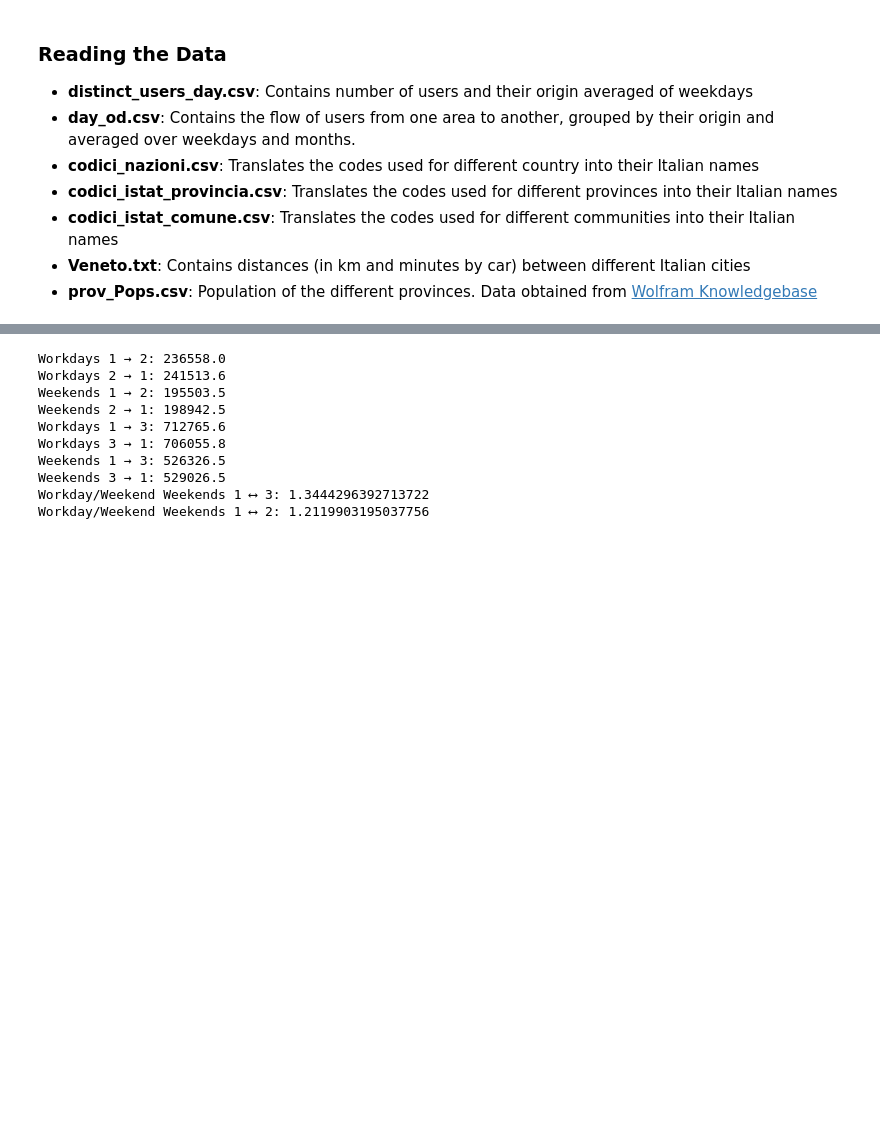
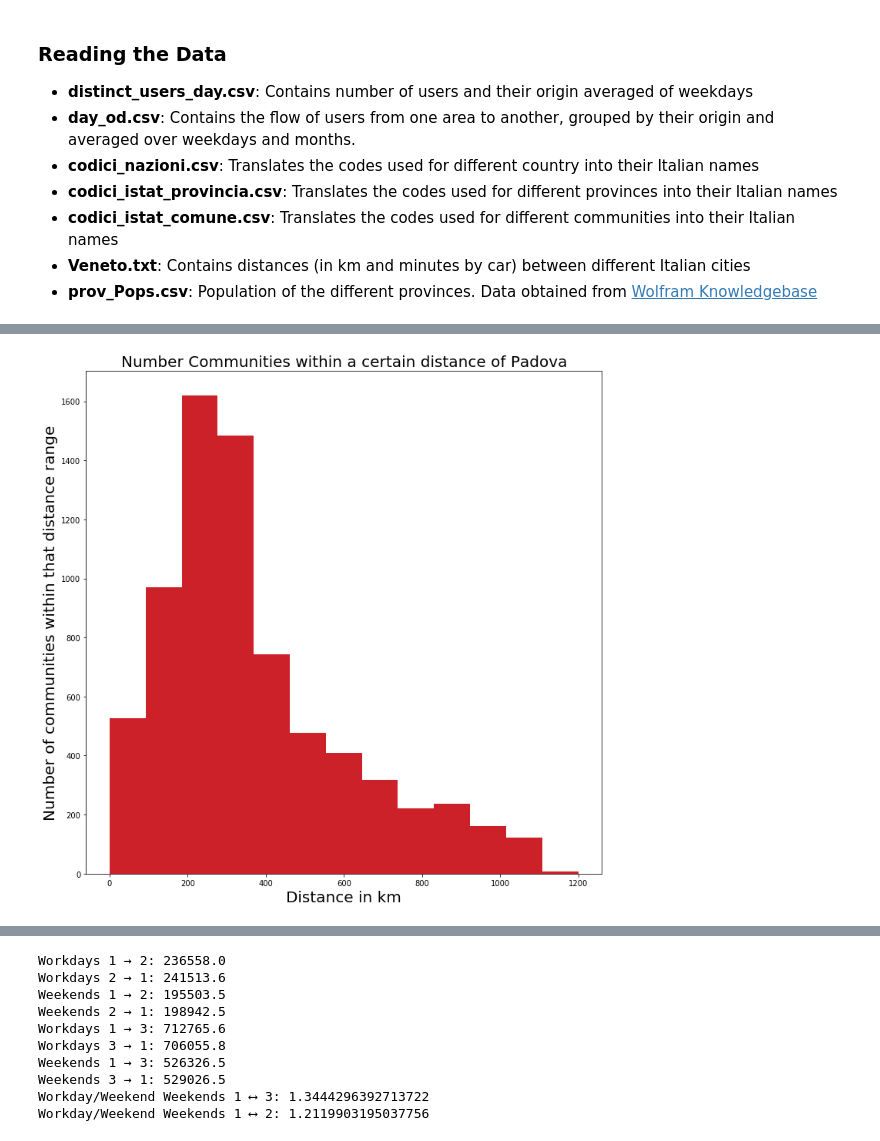
Before and after one commit to PhilippZ94/Vodafone, a Jupyter notebook: Vodafone.ipynb, the cells around one changed output, grey strips where cells are left out. Cells and saved outputs as stored; diff of their text form; code cells hidden in the pictures; blank space fills up the shorter version.

```diff
--- a/Vodafone.ipynb
+++ b/Vodafone.ipynb
@@ -29,7 +36,7 @@ path = "/content/drive/My Drive/Uni/Master/Machine Learning Lab/Python Course/Pr
 - __Veneto.txt__: Contains distances (in km and minutes by car) between different Italian cities
 - __prov_Pops.csv__: Population of the different provinces. Data obtained from [Wolfram Knowledgebase](http://www.wolfram.com/knowledgebase)
 # %%
-df_Veneto = pd.read_csv(path+'Veneto.txt',sep=';',decimal=',')
+df_Veneto = pd.read_csv(path0+'Veneto.txt',sep=';',decimal=',')
 df_Codici_Comune = pd.read_csv(path+'codici_istat_comune.csv',encoding='latin1')
 df_Codici_Provincia = pd.read_csv(path+'/codici_istat_provincia.csv', encoding='latin1')
 df_Codici_Nazioni = pd.read_csv(path+'codici_nazioni.csv', encoding='utf-16')
@@ -120,0 +153,36 @@ fig.show()
+# %%
+Ven = df_Veneto[df_Veneto['Destinazione']==28060]
+D_min = 0
+D_max = 1300
+D_step = 100
+Distances = np.arange(D_min, D_max, D_step)
+len(Distances)
+# Create a List with the comune whose distances fits with the Distances range.
+
+Com_Dist = []
+for i in Distances :
+    d_low = i * 1000
+    d_high = i * 1000 + D_step * 1000
+    Temp = Ven[Ven['Total_Mete'] >= d_low]
+    Temp = Temp[Temp['Total_Mete'] < d_high]
+    Coms = list(Temp['Origine'])
+    Com_Dist.append(Coms)
+
+D_Visitors = []
+for c in Com_Dist :
+    v = 0
+    for cc in c :
+        if cc in CommuneNames.keys() :
+            v += sum(df_Day[df_Day["PRO_COM"]==cc].FLOW)
+    D_Visitors.append(v)
+
+N_Communes = [len(Com_Dist[i]) for i in range(len(Distances)) ]
+# %%
+fig, ax = plt.subplots(1,1,figsize=(12,12))
+ax.hist(Distances, len(Distances), weights=np.array(N_Communes), color='#CD212A')
+ax.set_xlabel("Distance in km", fontsize=20)
+ax.set_ylabel("Number of communities within that distance range", fontsize=20)
+ax.set_title("Number Communities within a certain distance of Padova", fontsize=20)
+fig.show()
+# %% [output]
+[figure, added]
```
Also changed, not shown: parts of 32 cells of this notebook, 2 other files.
